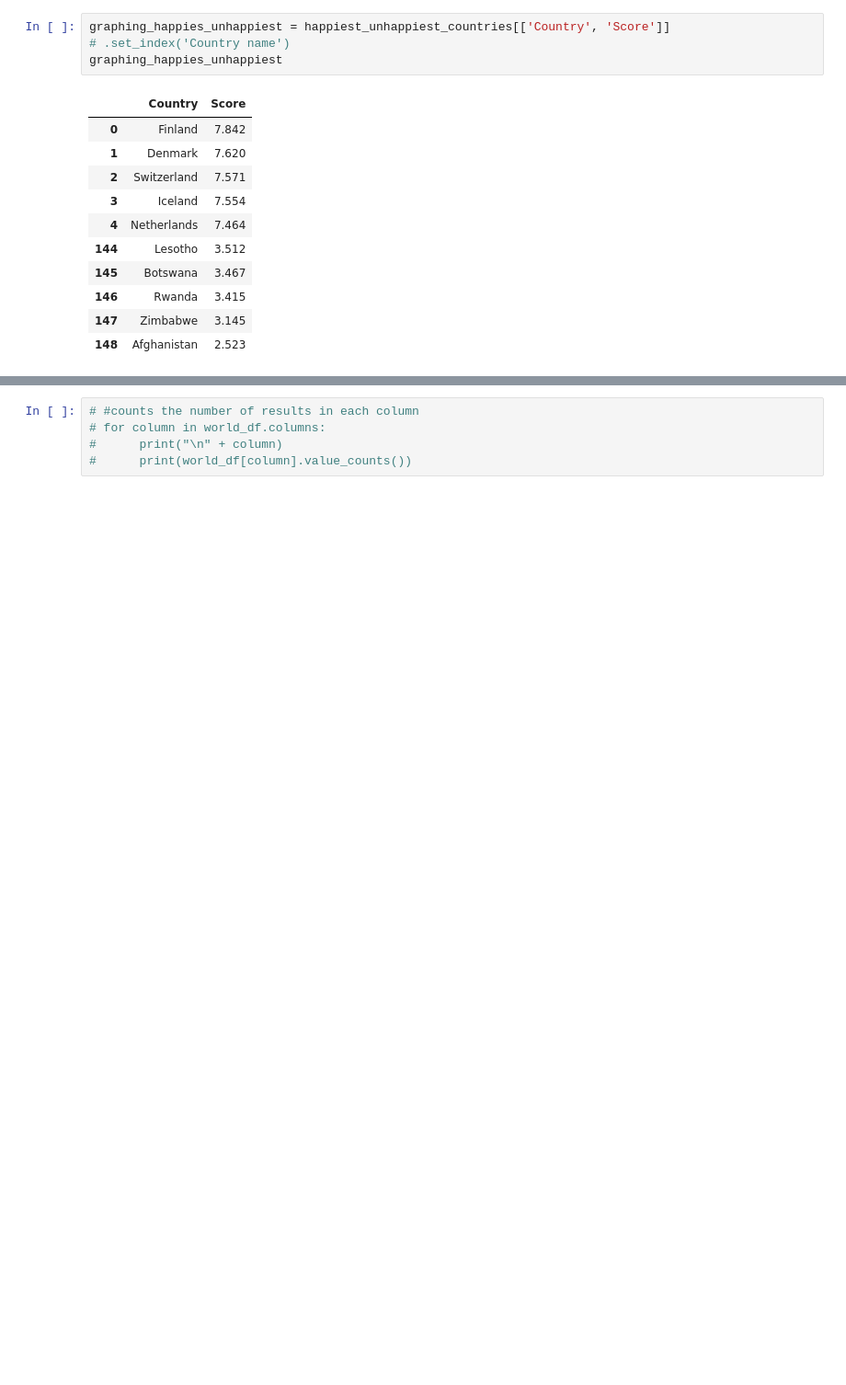
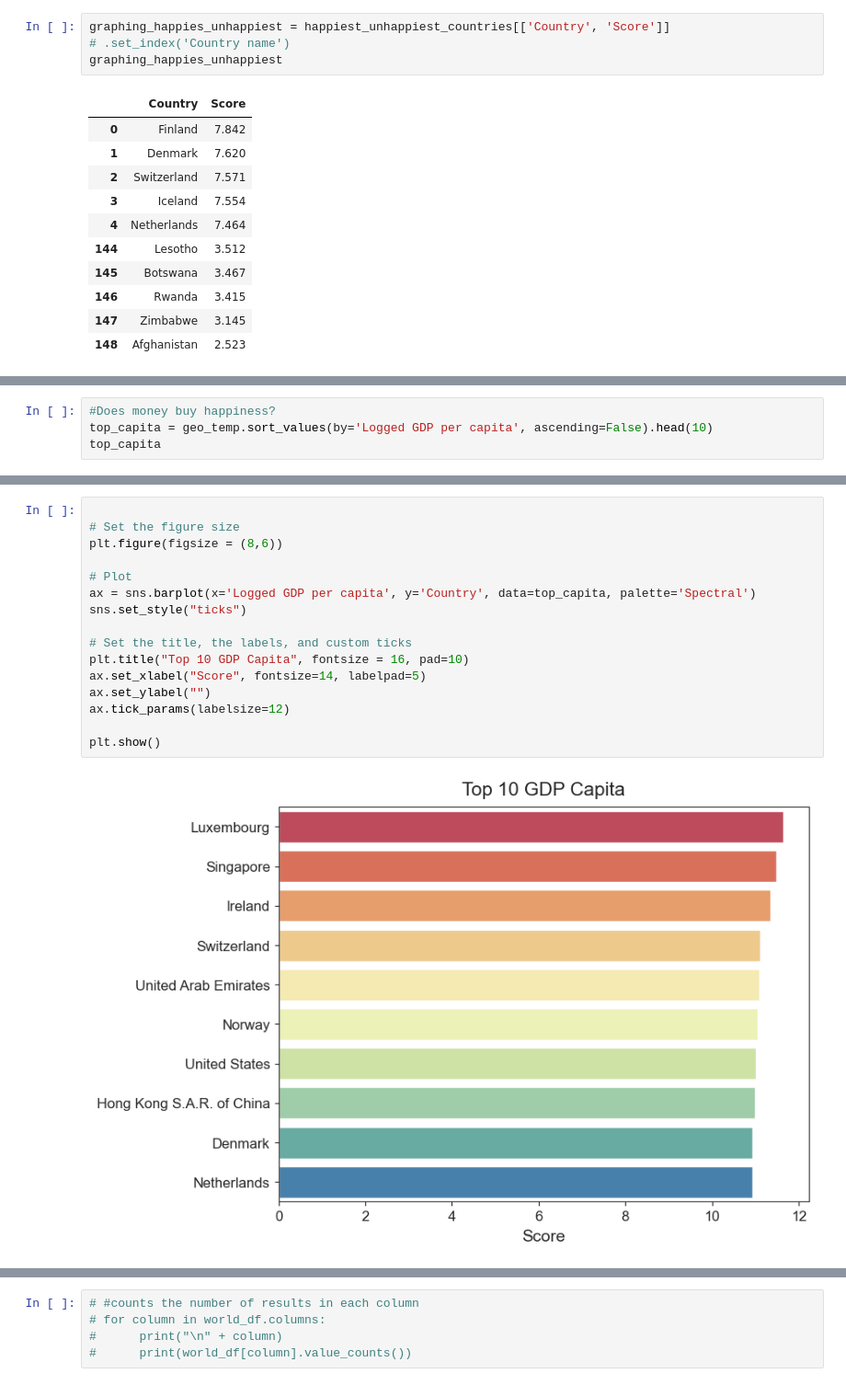
Before and after one commit to Hohenadel/world-happiness-case-study, a Jupyter notebook: notebooks/world.ipynb, the cells around one changed output, grey strips where cells are left out. Shown at 92% size. Saved outputs shown, nothing was run; the diff lists cells and outputs as text; blank space fills up the shorter version.

Commit message:
added top 10 social support and GDP capita

```diff
--- a/notebooks/world.ipynb
+++ b/notebooks/world.ipynb
@@ -145,0 +146,4 @@ plt.show()
+# %%
+#Does money buy happiness?
+top_capita = geo_temp.sort_values(by='Logged GDP per capita', ascending=False).head(10)
+top_capita
@@ -145,0 +162,18 @@ plt.show()
+# %%
+
+# Set the figure size
+plt.figure(figsize = (8,6))
+
+# Plot
+ax = sns.barplot(x='Logged GDP per capita', y='Country', data=top_capita, palette='Spectral')
+sns.set_style("ticks")
+
+# Set the title, the labels, and custom ticks
+plt.title("Top 10 GDP Capita", fontsize = 16, pad=10)
+ax.set_xlabel("Score", fontsize=14, labelpad=5)
+ax.set_ylabel("")
+ax.tick_params(labelsize=12)
+
+plt.show()
+# %% [output]
+[figure, added]
```
Also changed, not shown: parts of 19 cells of this notebook.
